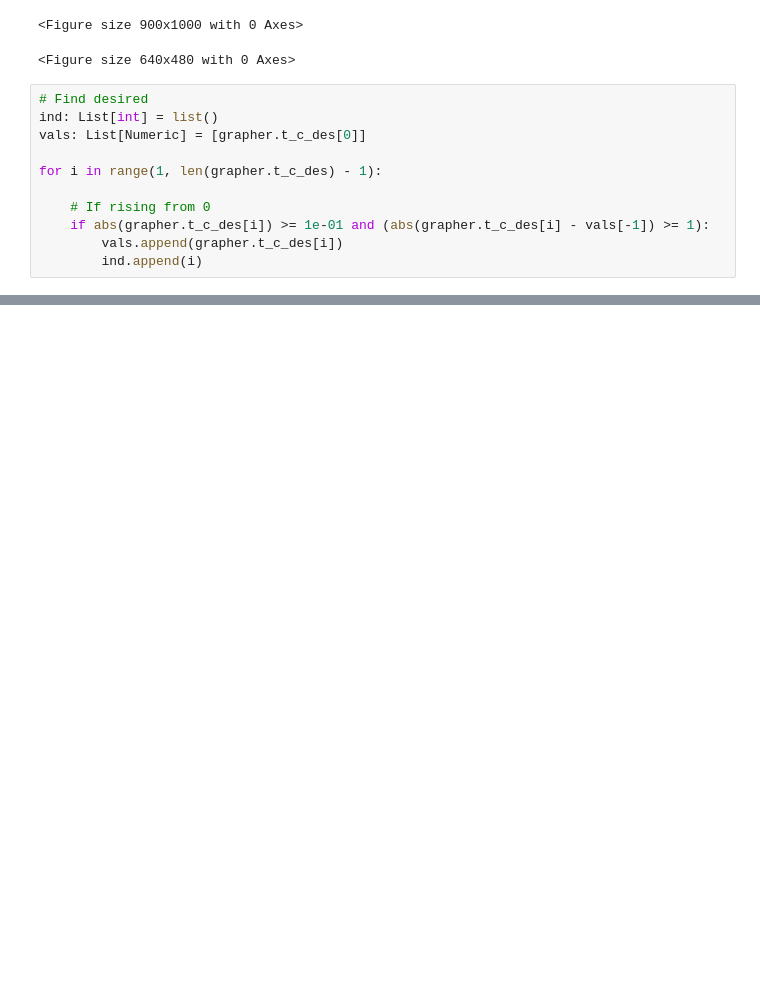
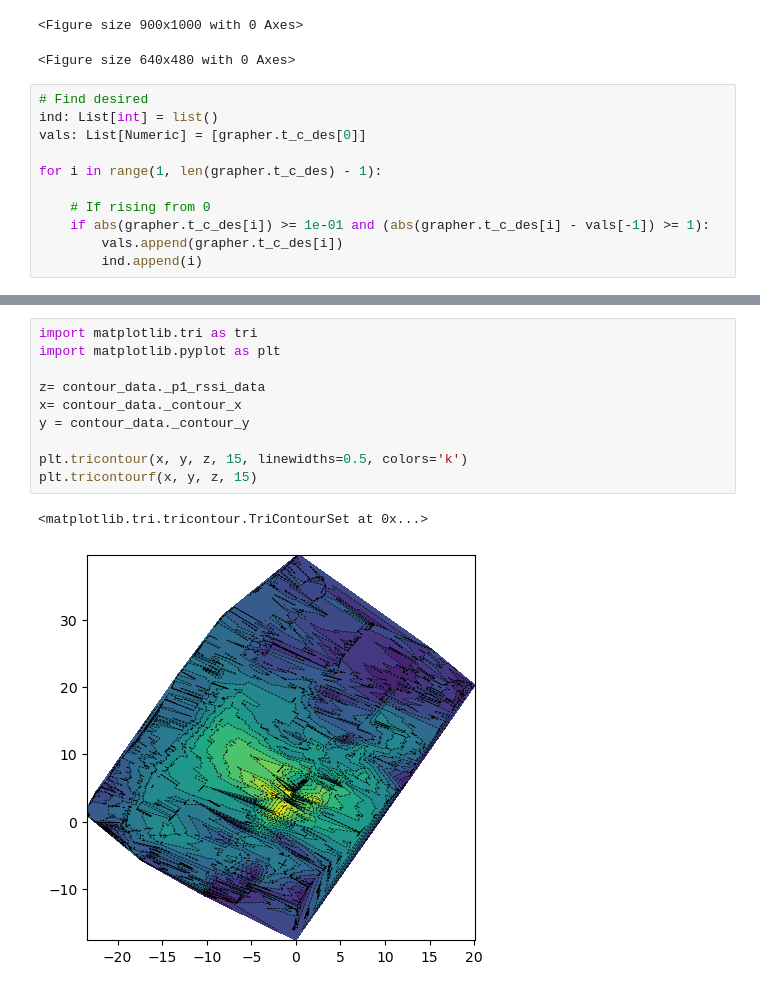
Before and after one commit to yneo918/multi_robots, a Jupyter notebook: record/paper_graph_from_csv.ipynb, the cells around one changed output, grey strips where cells are left out. Drawn from its saved outputs; the diff is of its cells as text; blank space fills up the shorter version.

```diff
--- a/record/paper_graph_from_csv.ipynb
+++ b/record/paper_graph_from_csv.ipynb
@@ -833,0 +801,13 @@ for i in range(1, len(grapher.t_c_des) - 1):
+# %%
+import matplotlib.tri as tri
+import matplotlib.pyplot as plt
+
+z= contour_data._p1_rssi_data
+x= contour_data._contour_x
+y = contour_data._contour_y
+
+plt.tricontour(x, y, z, 15, linewidths=0.5, colors='k')
+plt.tricontourf(x, y, z, 15)
+# %% [output]
+<matplotlib.tri.tricontour.TriContourSet at 0x...>
+[figure, added]
```
Also changed, not shown: parts of 9 cells of this notebook, 9 other files.
